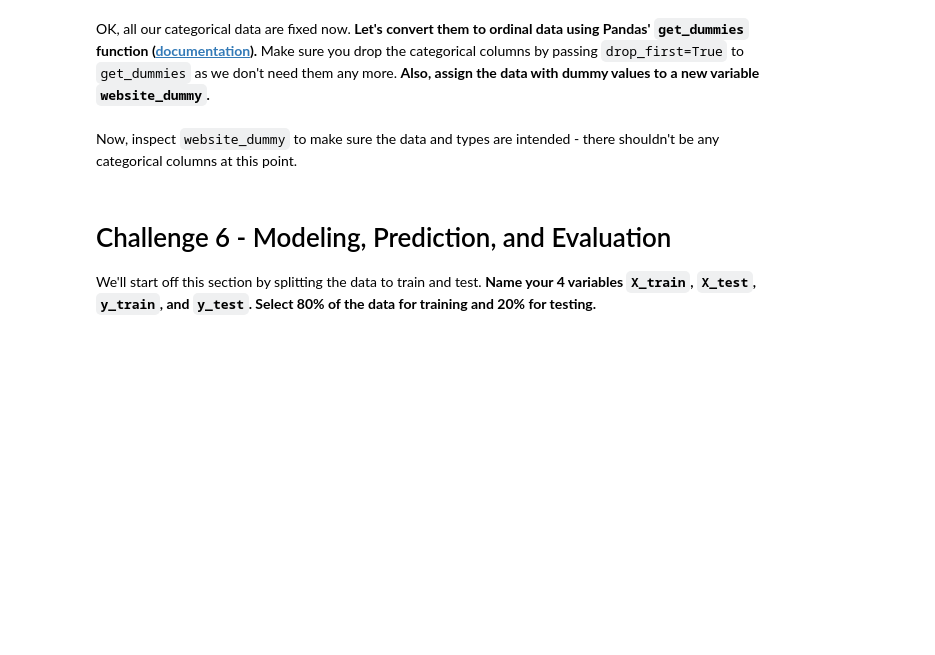
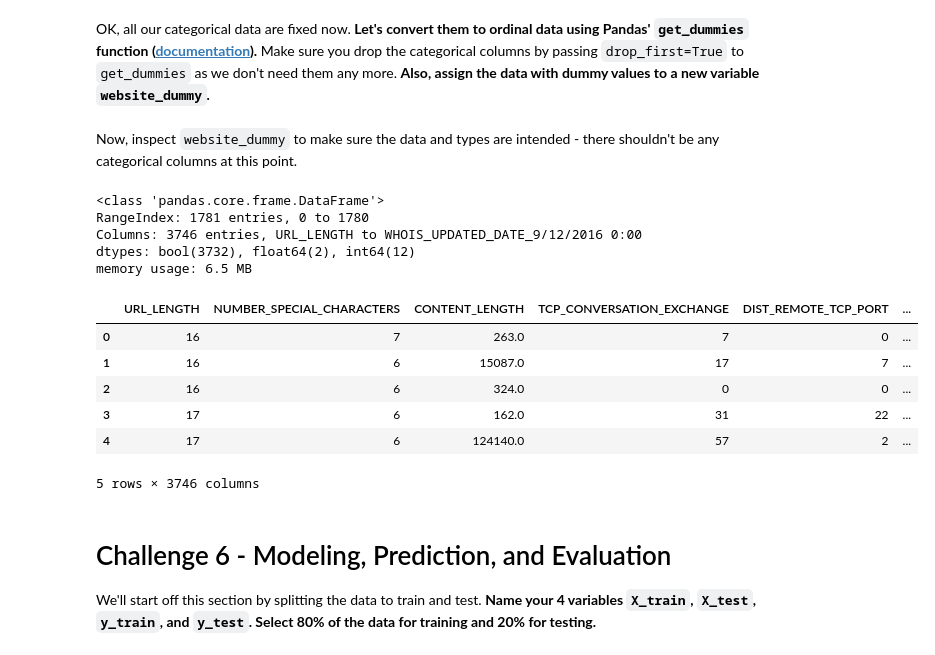
Before and after one commit to ironhack-labs/lab-supervised-learning-en, a Jupyter notebook: your-code/main.ipynb, the cells around one changed output. Drawn from its saved outputs; the diff is of its cells as text; code cells hidden in the pictures; blank space fills up the shorter version.

```diff
--- a/your-code/main.ipynb
+++ b/your-code/main.ipynb
@@ -596,11 +633,27 @@ Name: count, dtype: int64
 # %% [markdown]
 OK, all our categorical data are fixed now. **Let's convert them to ordinal data using Pandas' `get_dummies` function ([documentation](https://pandas.pydata.org/pandas-docs/stable/generated/pandas.get_dummies.html)).** Make sure you drop the categorical columns by passing `drop_first=True` to `get_dummies` as we don't need them any more. **Also, assign the data with dummy values to a new variable `website_dummy`.**
 # %%
-# Your code here
+# Your code
+website_dummy=pd.get_dummies(websites, drop_first=True)
 # %% [markdown]
 Now, inspect `website_dummy` to make sure the data and types are intended - there shouldn't be any categorical columns at this point.
 # %%
 # Your code here
+website_dummy.info()
+website_dummy.head()
+# %% [output]
+<class 'pandas.core.frame.DataFrame'>
+RangeIndex: 1781 entries, 0 to 1780
+Columns: 3746 entries, URL_LENGTH to WHOIS_UPDATED_DATE_9/12/2016 0:00
+dtypes: bool(3732), float64(2), int64(12)
+memory usage: 6.5 MB
+|  | URL_LENGTH | NUMBER_SPECIAL_CHARACTERS | CONTENT_LENGTH | TCP_CONVERSATION_EXCHANGE | DIST_REMOTE_TCP_PORT | ... |
+| 0 | 16 | 7 | 263.0 | 7 | 0 | ... |
+| 1 | 16 | 6 | 15087.0 | 17 | 7 | ... |
+| 2 | 16 | 6 | 324.0 | 0 | 0 | ... |
+| 3 | 17 | 6 | 162.0 | 31 | 22 | ... |
+| 4 | 17 | 6 | 124140.0 | 57 | 2 | ... |
+5 rows × 3746 columns
 # %% [markdown]
 # Challenge 6 - Modeling, Prediction, and Evaluation
 
```
Also changed, not shown: parts of 5 cells of this notebook.
